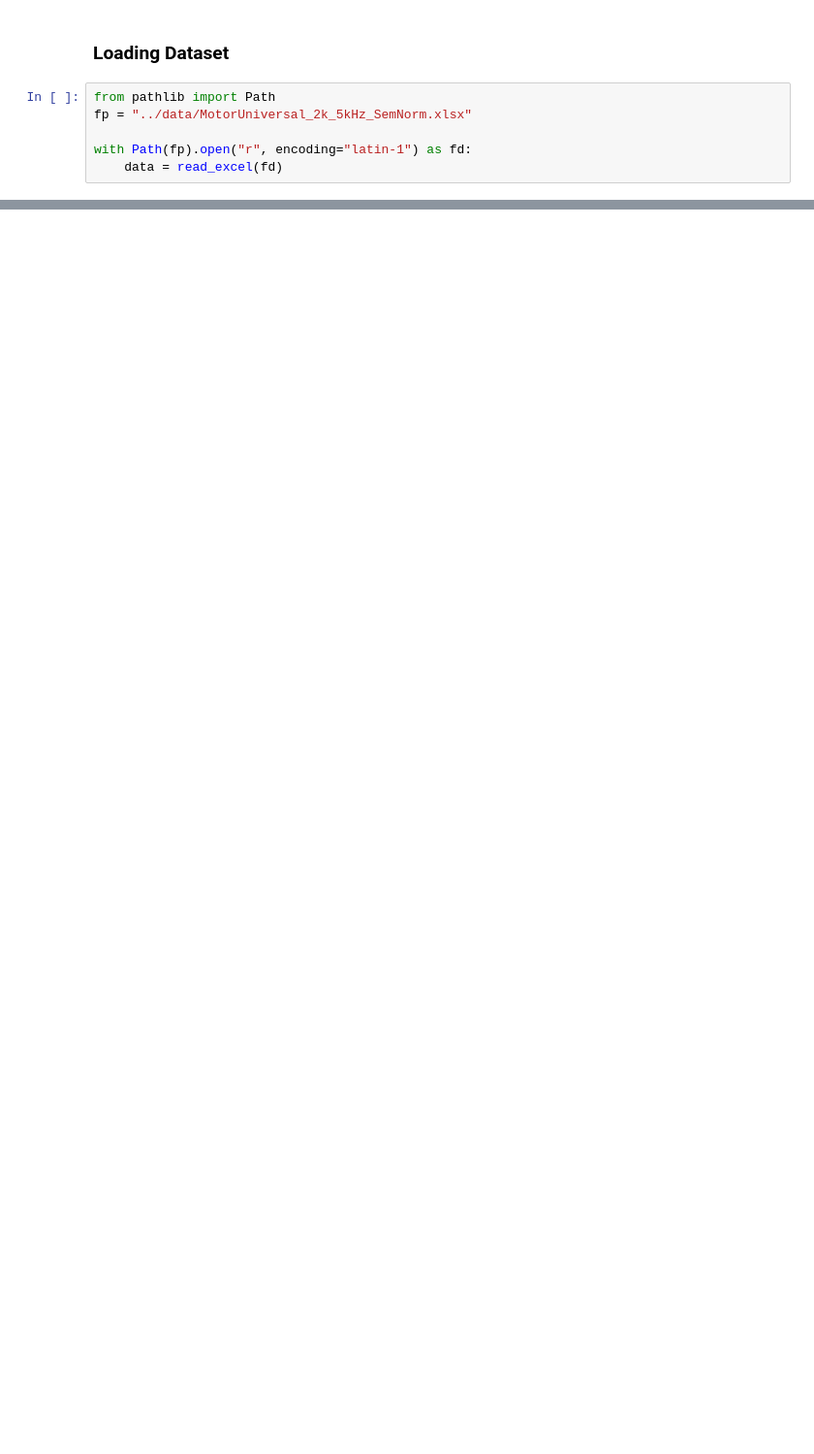
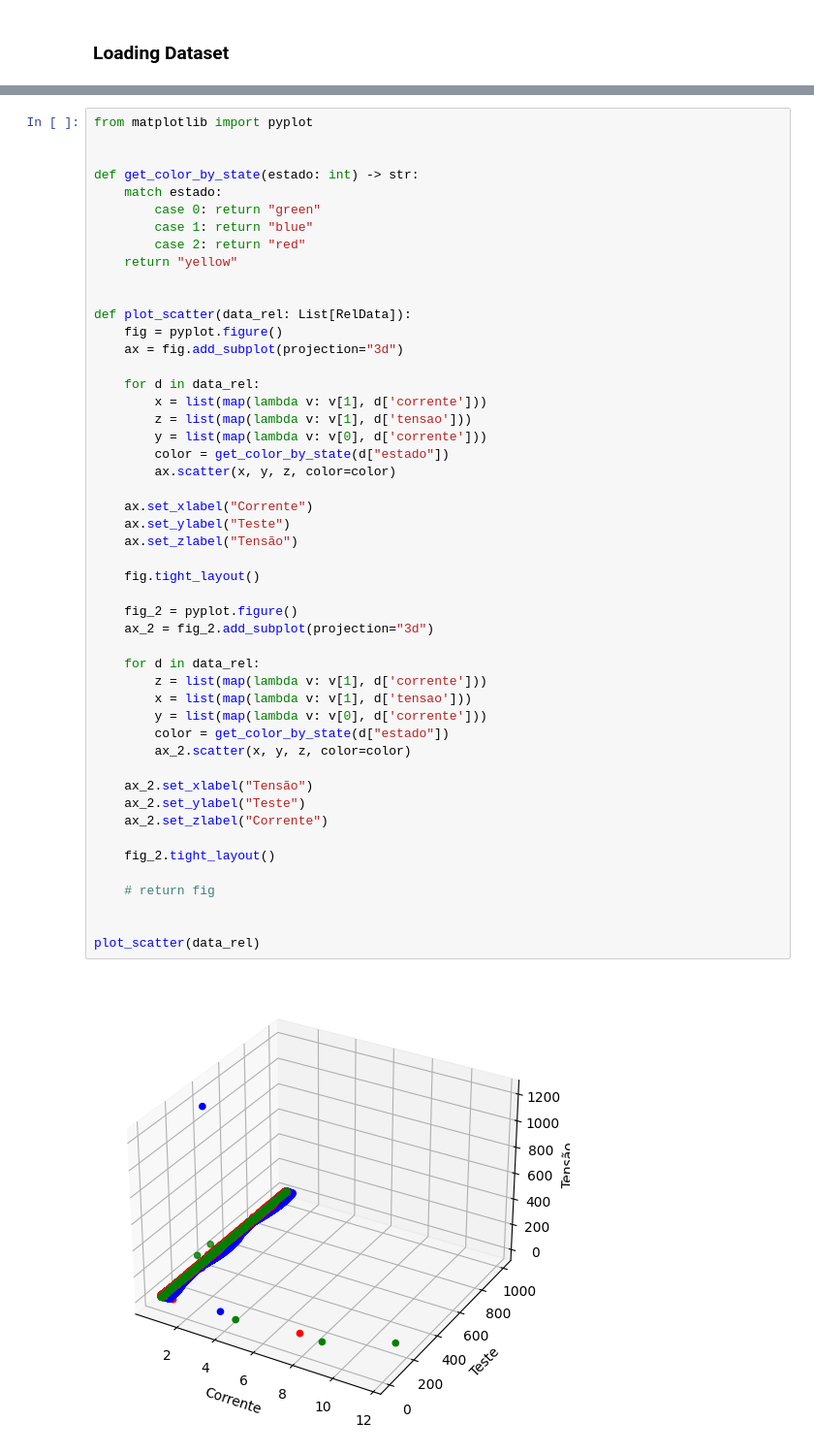
Before and after one commit to FQAlmeida/ML-Engine-Classification, a Jupyter notebook: src/main.ipynb, the cells around one changed output, grey strips where cells are left out. Shown: that part at 97% size. Saved outputs shown, nothing was run; the diff lists cells and outputs as text; blank space fills up the shorter version.

Commit message:
metrics, some plots, and cleaning

```diff
--- a/src/main.ipynb
+++ b/src/main.ipynb
@@ -9,8 +9,2 @@ from pandas import read_excel
 # %% [markdown]
 ### Loading Dataset
-# %%
-from pathlib import Path
-fp = "../data/MotorUniversal_2k_5kHz_SemNorm.xlsx"
-
-with Path(fp).open("r", encoding="latin-1") as fd:
-    data = read_excel(fd)
@@ -18,0 +137,51 @@ BadZipFile: File is not a zip file
+# %%
+from matplotlib import pyplot
+
+
+def get_color_by_state(estado: int) -> str:
+    match estado:
+        case 0: return "green"
+        case 1: return "blue"
+        case 2: return "red"
+    return "yellow"
+
+
+def plot_scatter(data_rel: List[RelData]):
+    fig = pyplot.figure()
+    ax = fig.add_subplot(projection="3d")
+
+    for d in data_rel:
+        x = list(map(lambda v: v[1], d['corrente']))
+        z = list(map(lambda v: v[1], d['tensao']))
+        y = list(map(lambda v: v[0], d['corrente']))
+        color = get_color_by_state(d["estado"])
+        ax.scatter(x, y, z, color=color)
+
+    ax.set_xlabel("Corrente")
+    ax.set_ylabel("Teste")
+    ax.set_zlabel("Tensão")
+
+    fig.tight_layout()
+
+    fig_2 = pyplot.figure()
+    ax_2 = fig_2.add_subplot(projection="3d")
+
+    for d in data_rel:
+        z = list(map(lambda v: v[1], d['corrente']))
+        x = list(map(lambda v: v[1], d['tensao']))
+        y = list(map(lambda v: v[0], d['corrente']))
+        color = get_color_by_state(d["estado"])
+        ax_2.scatter(x, y, z, color=color)
+
+    ax_2.set_xlabel("Tensão")
+    ax_2.set_ylabel("Teste")
+    ax_2.set_zlabel("Corrente")
+
+    fig_2.tight_layout()
+
+    # return fig
+
+
+plot_scatter(data_rel)
+# %% [output]
+[figure, added]
```
Also changed, not shown: parts of 15 cells of this notebook, 2 other files.
